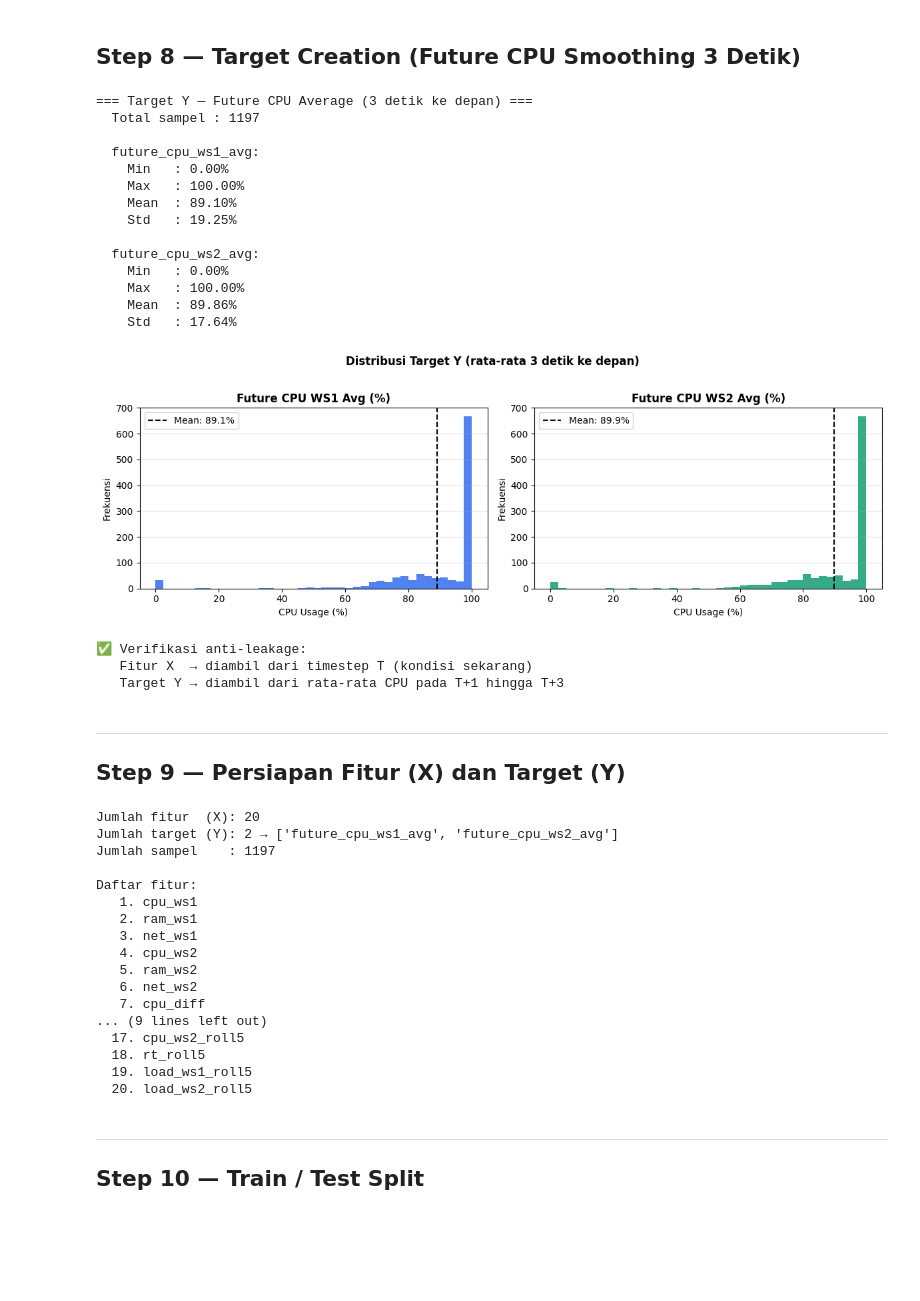
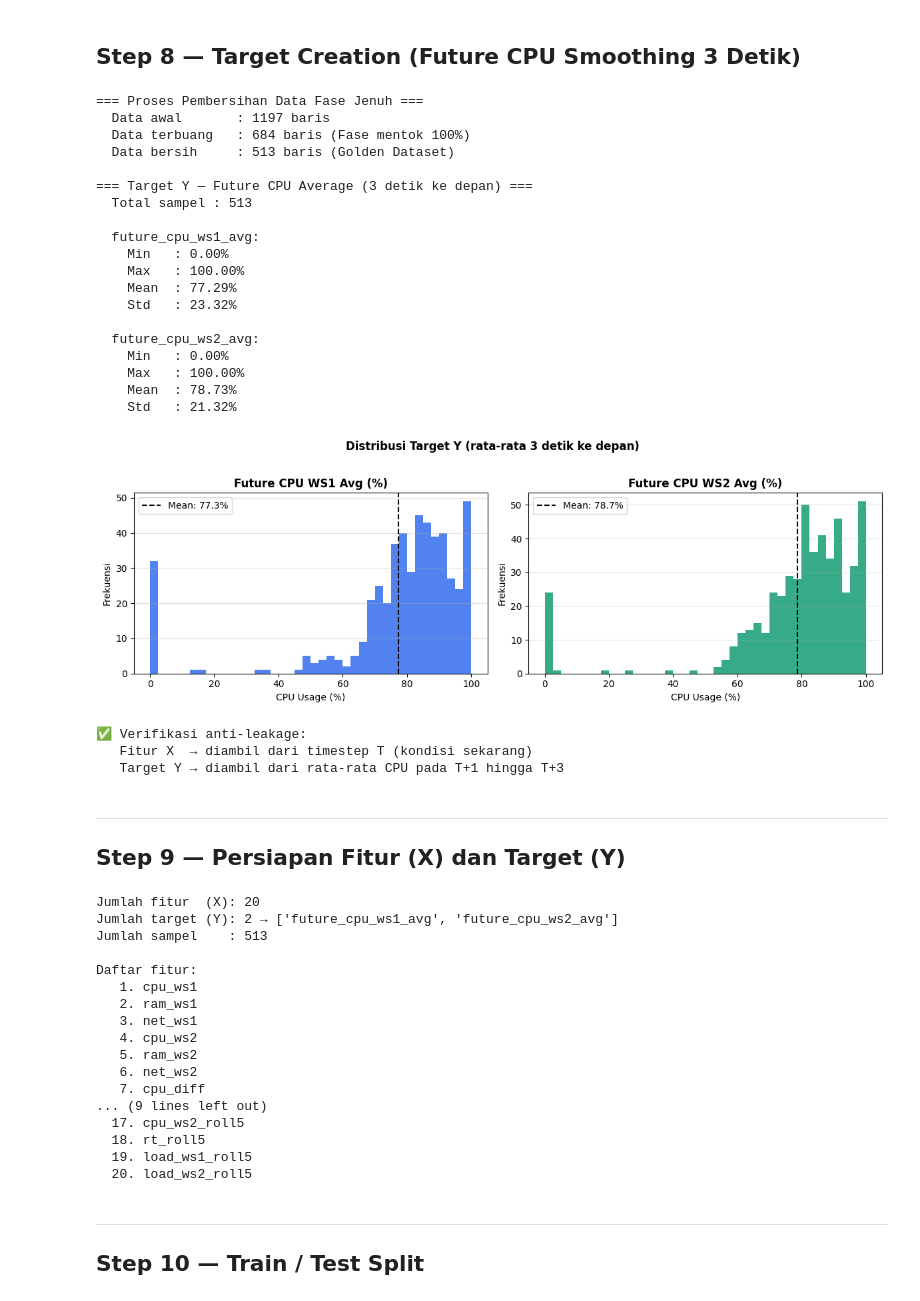
Before and after one commit to Dcrezztopia/Load-Balancing-Berbasis-AI, a Jupyter notebook: xgboost_load_balancer.ipynb, the cells around one changed output. Saved outputs shown, nothing was run; the diff lists cells and outputs as text; code cells hidden in the pictures; blank space fills up the shorter version.

Commit message:
com: RMSE=(12.6%, 10.4%) MAE=(9.8%, 8.1%) - sudah membersihkan data dari fase jenuh (stress state), butuh tunning model lagi.

```diff
--- a/xgboost_load_balancer.ipynb
+++ b/xgboost_load_balancer.ipynb
@@ -423,6 +423,17 @@ df['future_cpu_ws2_avg'] = (
 # Hapus baris ujung yang tidak punya data masa depan (NaN akibat shift)
 df.dropna(subset=['future_cpu_ws1_avg', 'future_cpu_ws2_avg'], inplace=True)
 df.reset_index(drop=True, inplace=True)
+
+#Filter fase jenuh: buang baris di mana kedua server sudah sangat sibuk (≥98% CPU)
+jml_sebelum = len(df)
+df = df[~((df['cpu_ws1'] >= 98) & (df['cpu_ws2'] >= 98))]
+df.reset_index(drop=True, inplace=True)
+jml_sesudah = len(df)
+
+print(f'=== Proses Pembersihan Data Fase Jenuh ===')
+print(f'  Data awal       : {jml_sebelum} baris')
+print(f'  Data terbuang   : {jml_sebelum - jml_sesudah} baris (Fase mentok 100%)')
+print(f'  Data bersih     : {jml_sesudah} baris (Golden Dataset)\n')
 
 print(f'=== Target Y — Future CPU Average ({SMOOTHING_WINDOW} detik ke depan) ===')
 print(f'  Total sampel : {len(df)}')
@@ -445,39 +456,44 @@ for ax, col, color, title in zip(
     ['#2563EB', '#059669'],
     ['Future CPU WS1 Avg (%)', 'Future CPU WS2 Avg (%)']
 ):
     ax.hist(df[col], bins=40, color=color, alpha=0.8, edgecolor='none')
     ax.axvline(df[col].mean(), color='black', lw=1.5, linestyle='--',
                label=f'Mean: {df[col].mean():.1f}%')
     ax.set_title(title, fontweight='bold')
     ax.set_xlabel('CPU Usage (%)')
     ax.set_ylabel('Frekuensi')
     ax.legend()
     ax.grid(axis='y', alpha=0.4)
 
 plt.suptitle(f'Distribusi Target Y (rata-rata {SMOOTHING_WINDOW} detik ke depan)',
              fontweight='bold', y=1.02)
 plt.tight_layout()
 plt.savefig('model/target_distribution.png', dpi=150, bbox_inches='tight')
 plt.show()
 print('\n✅ Verifikasi anti-leakage:')
 print(f'   Fitur X  → diambil dari timestep T (kondisi sekarang)')
 print(f'   Target Y → diambil dari rata-rata CPU pada T+1 hingga T+{SMOOTHING_WINDOW}')
 # %% [output]
+=== Proses Pembersihan Data Fase Jenuh ===
+  Data awal       : 1197 baris
+  Data terbuang   : 684 baris (Fase mentok 100%)
+  Data bersih     : 513 baris (Golden Dataset)
+
 === Target Y — Future CPU Average (3 detik ke depan) ===
-  Total sampel : 1197
+  Total sampel : 513
 
   future_cpu_ws1_avg:
     Min   : 0.00%
     Max   : 100.00%
-    Mean  : 89.10%
-    Std   : 19.25%
+    Mean  : 77.29%
+    Std   : 23.32%
 
   future_cpu_ws2_avg:
     Min   : 0.00%
     Max   : 100.00%
-    Mean  : 89.86%
-    Std   : 17.64%
+    Mean  : 78.73%
+    Std   : 21.32%
-[figure, old version]
+[figure, new version]
 ✅ Verifikasi anti-leakage:
    Fitur X  → diambil dari timestep T (kondisi sekarang)
    Target Y → diambil dari rata-rata CPU pada T+1 hingga T+3
@@ -516,7 +532,7 @@ for i, col in enumerate(FEATURE_COLS, 1):
 # %% [output]
 Jumlah fitur  (X): 20
 Jumlah target (Y): 2 → ['future_cpu_ws1_avg', 'future_cpu_ws2_avg']
-Jumlah sampel    : 1197
+Jumlah sampel    : 513
 
 Daftar fitur:
    1. cpu_ws1
```
Also changed, not shown: parts of 9 cells of this notebook, 7 other files.
